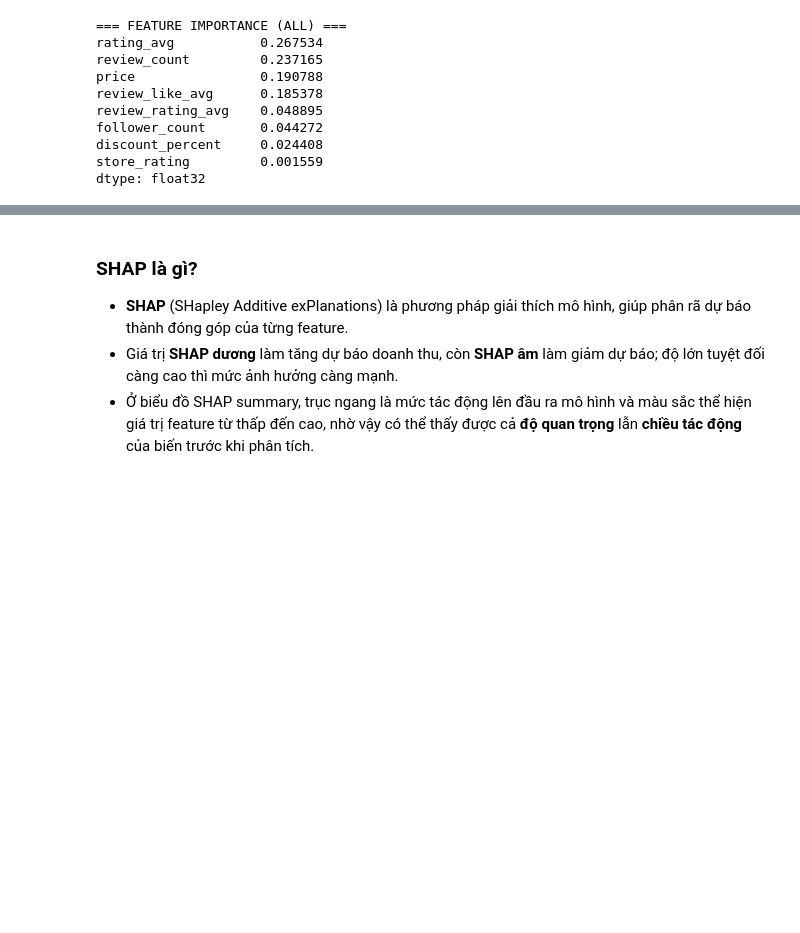
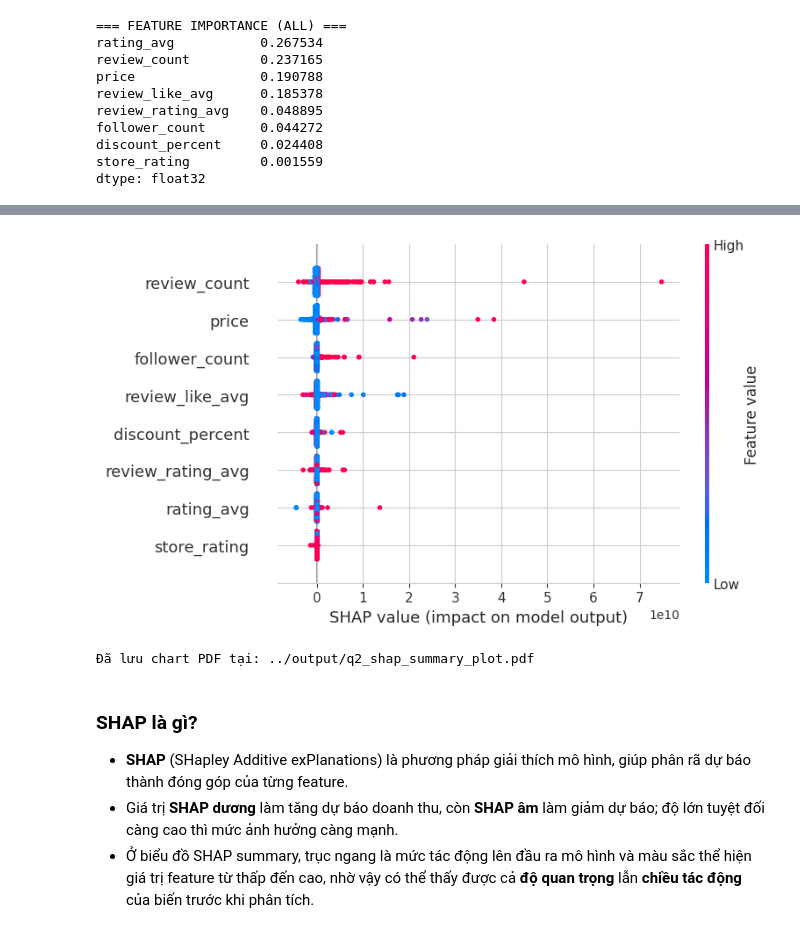
Before and after one commit to phuongth05/DV_LAB01, a Jupyter notebook: groups/manh.ipynb, the cells around one changed output, grey strips where cells are left out. Saved outputs shown, nothing was run; the diff lists cells and outputs as text; code cells hidden in the pictures; blank space fills up the shorter version.

```diff
--- a/groups/manh.ipynb
+++ b/groups/manh.ipynb
@@ -433,31 +534,0 @@ dtype: float32
-# %%
-importance_top_cat = {}
-
-for root in df["root_category_name"].unique():
-    top_cats = top5_each_root[
-        top5_each_root["root_category_name"] == root
-    ]["category_name"].unique()
-
-    for cat in top_cats:
-        df_sub = df[
-            (df["root_category_name"] == root) &
-            (df["category_name"] == cat)
-        ]
-
-        if len(df_sub) < 30:
-            continue
-
-        X = df_sub[features]
-        y = df_sub["revenue"]
-
-        model = XGBRegressor(n_estimators=200, random_state=42)
-        model.fit(X, y)
-
-        importance_top_cat[(root, cat)] = pd.Series(
-            model.feature_importances_, index=features
-        ).sort_values(ascending=False)
-
-print("\n=== FEATURE IMPORTANCE THEO TOP CATEGORY ===")
-for (root, cat), imp in importance_top_cat.items():
-    print(f"\n--- {root} > {cat} ---")
-    print(imp)
@@ -494,3 +585,20 @@ shap.summary_plot(shap_values, X)
+# %%
+import shap
+
+explainer = shap.TreeExplainer(model_all)
+shap_values = explainer.shap_values(X, check_additivity=False)
+
+# shap.summary_plot(shap_values, X)
+# Xuât ra summary plot dưới dạng PDF
+fig_shap, ax_shap = plt.subplots(figsize=(12, 8))
+shap.summary_plot(shap_values, X)
+fig_shap.tight_layout()
+fig_shap.savefig(os.path.join(slide_pdf_dir, 'q2_shap_summary_plot.pdf'), format='pdf', bbox_inches='tight')
+plt.close(fig_shap)
+print(f"Đã lưu chart PDF tại: {os.path.join(slide_pdf_dir, 'q2_shap_summary_plot.pdf')}")
+# %% [output]
+[figure, added]
+Đã lưu chart PDF tại: ../output/q2_shap_summary_plot.pdf
 # %% [markdown]
 ### SHAP là gì?
 
```
Also changed, not shown: parts of 8 cells of this notebook.
